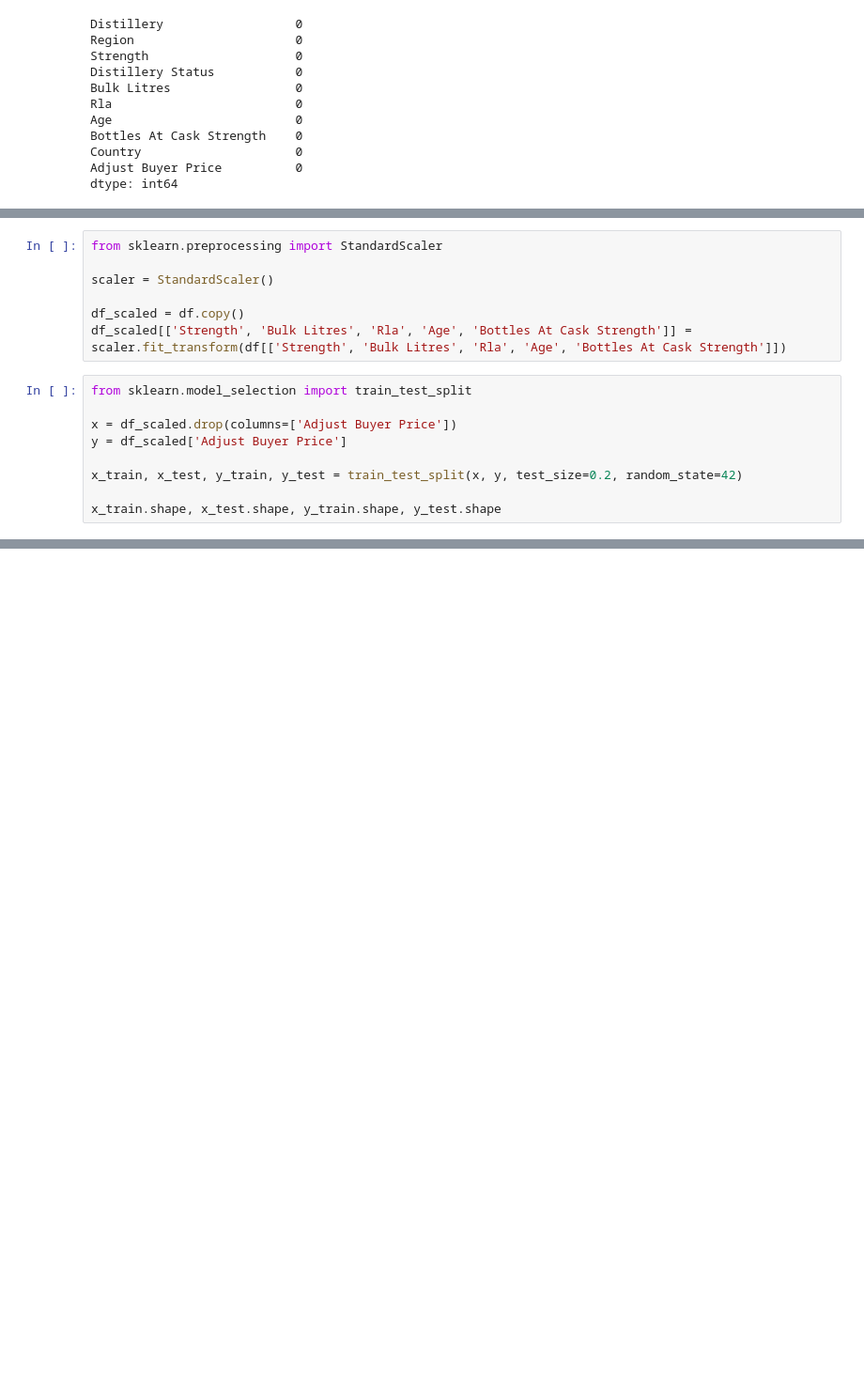
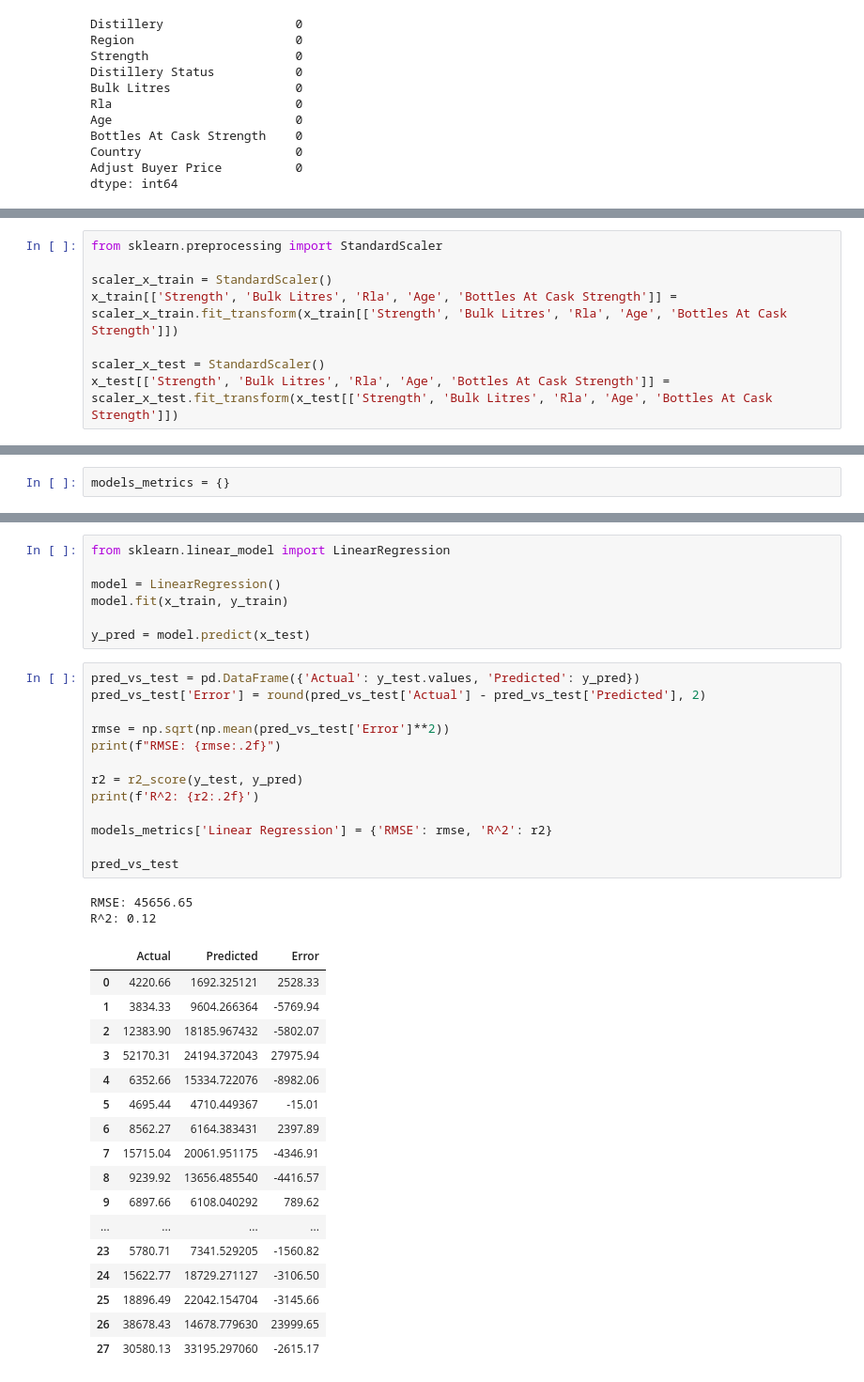
Before and after one commit to joaopaivaa/Cask-Worth, a Jupyter notebook: model.ipynb, the cells around one changed output, grey strips where cells are left out. Shown: that part at 94% size. Drawn from its saved outputs; the diff is of its cells as text; blank space fills up the shorter version.

Commit message:
ml models implemented with grid search

```diff
--- a/model.ipynb
+++ b/model.ipynb
@@ -306,16 +341,8 @@ df
 # %%
 from sklearn.preprocessing import StandardScaler
 
-scaler = StandardScaler()
+scaler_x_train = StandardScaler()
+x_train[['Strength', 'Bulk Litres', 'Rla', 'Age', 'Bottles At Cask Strength']] = scaler_x_train.fit_transform(x_train[['Strength', 'Bulk Litres', 'Rla', 'Age', 'Bottles At Cask Strength']])
 
-df_scaled = df.copy()
-df_scaled[['Strength', 'Bulk Litres', 'Rla', 'Age', 'Bottles At Cask Strength']] = scaler.fit_transform(df[['Strength', 'Bulk Litres', 'Rla', 'Age', 'Bottles At Cask Strength']])
+scaler_x_test = StandardScaler()
+x_test[['Strength', 'Bulk Litres', 'Rla', 'Age', 'Bottles At Cask Strength']] = scaler_x_test.fit_transform(x_test[['Strength', 'Bulk Litres', 'Rla', 'Age', 'Bottles At Cask Strength']])
-# %%
-from sklearn.model_selection import train_test_split
-
-x = df_scaled.drop(columns=['Adjust Buyer Price'])
-y = df_scaled['Adjust Buyer Price']
-
-x_train, x_test, y_train, y_test = train_test_split(x, y, test_size=0.2, random_state=42)
-
-x_train.shape, x_test.shape, y_train.shape, y_test.shape
@@ -323,0 +355,2 @@ x_train.shape, x_test.shape, y_train.shape, y_test.shape
+# %%
+models_metrics = {}
@@ -323,0 +359,40 @@ x_train.shape, x_test.shape, y_train.shape, y_test.shape
+# %%
+from sklearn.linear_model import LinearRegression
+
+model = LinearRegression()
+model.fit(x_train, y_train)
+
+y_pred = model.predict(x_test)
+# %%
+pred_vs_test = pd.DataFrame({'Actual': y_test.values, 'Predicted': y_pred})
+pred_vs_test['Error'] = round(pred_vs_test['Actual'] - pred_vs_test['Predicted'], 2)
+
+rmse = np.sqrt(np.mean(pred_vs_test['Error']**2))
+print(f"RMSE: {rmse:.2f}")
+
+r2 = r2_score(y_test, y_pred)
+print(f'R^2: {r2:.2f}')
+
+models_metrics['Linear Regression'] = {'RMSE': rmse, 'R^2': r2}
+
+pred_vs_test
+# %% [output]
+RMSE: 45656.65
+R^2: 0.12
+|  | Actual | Predicted | Error |
+| 0 | 4220.66 | 1692.325121 | 2528.33 |
+| 1 | 3834.33 | 9604.266364 | -5769.94 |
+| 2 | 12383.90 | 18185.967432 | -5802.07 |
+| 3 | 52170.31 | 24194.372043 | 27975.94 |
+| 4 | 6352.66 | 15334.722076 | -8982.06 |
+| 5 | 4695.44 | 4710.449367 | -15.01 |
+| 6 | 8562.27 | 6164.383431 | 2397.89 |
+| 7 | 15715.04 | 20061.951175 | -4346.91 |
+| 8 | 9239.92 | 13656.485540 | -4416.57 |
+| 9 | 6897.66 | 6108.040292 | 789.62 |
+| ... | ... | ... | ... |
+| 23 | 5780.71 | 7341.529205 | -1560.82 |
+| 24 | 15622.77 | 18729.271127 | -3106.50 |
+| 25 | 18896.49 | 22042.154704 | -3145.66 |
+| 26 | 38678.43 | 14678.779630 | 23999.65 |
+| 27 | 30580.13 | 33195.297060 | -2615.17 |
```
Also changed, not shown: parts of 23 cells of this notebook.
